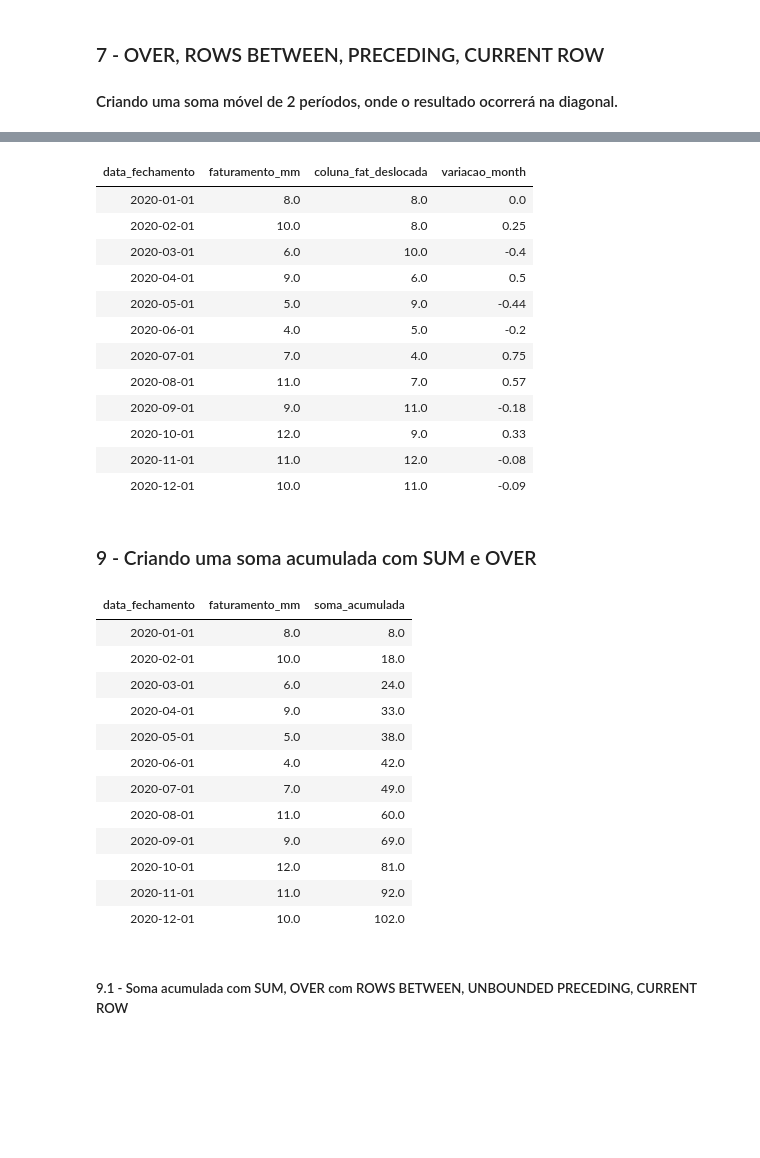
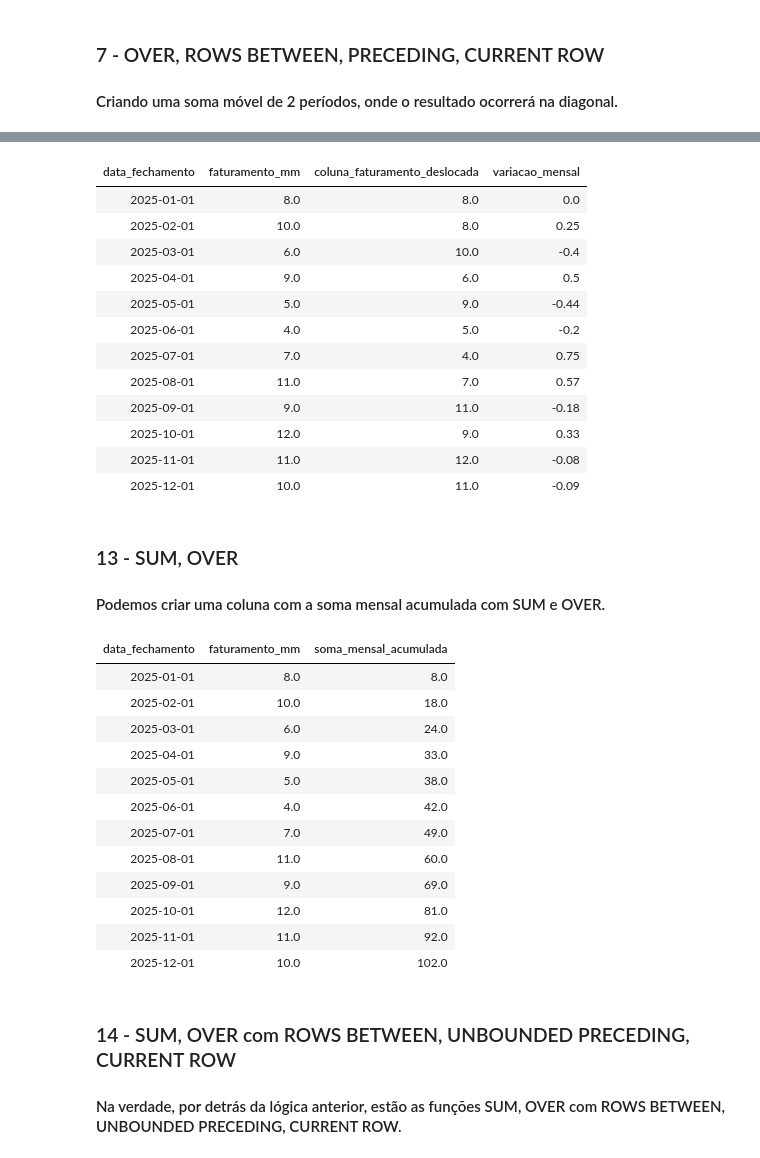
Before and after one commit to wallacecarlis/sql_two_databricks, a Jupyter notebook: SQL_TWO - AULA_4.ipynb, the cells around one changed output, grey strips where cells are left out. Drawn from its saved outputs; the diff is of its cells as text; code cells hidden in the pictures; blank space fills up the shorter version.

```diff
--- a/SQL_TWO - AULA_4.ipynb
+++ b/SQL_TWO - AULA_4.ipynb
@@ -243,52 +247,54 @@ ORDER BY data_fechamento ASC;
 # %%
--- 11 - Criando MOM com a função LAG
+-- 11 - Criando coluna MOM com a variação das colunas de faturamento, preenchendo valor nulo com COALESCE, e o valor de faturamento na coluna deslocada com LAG
 SELECT
   data_fechamento,
   faturamento_mm,
   LAG(faturamento_mm, 1, faturamento_mm)
-    OVER(ORDER BY data_fechamento ASC) AS coluna_fat_deslocada,
-  ROUND(faturamento_mm / coluna_fat_deslocada - 1, 2) AS variacao_month
+    OVER(ORDER BY data_fechamento ASC) AS coluna_faturamento_deslocada,
+  ROUND(faturamento_mm / coluna_faturamento_deslocada - 1, 2) AS variacao_mensal
 FROM FATURAMENTOS
 ORDER BY data_fechamento ASC;
 # %% [output]
-| data_fechamento | faturamento_mm | coluna_fat_deslocada | variacao_month |
-| 2020-01-01 | 8.0 | 8.0 | 0.0 |
-| 2020-02-01 | 10.0 | 8.0 | 0.25 |
-| 2020-03-01 | 6.0 | 10.0 | -0.4 |
-| 2020-04-01 | 9.0 | 6.0 | 0.5 |
-| 2020-05-01 | 5.0 | 9.0 | -0.44 |
-| 2020-06-01 | 4.0 | 5.0 | -0.2 |
-| 2020-07-01 | 7.0 | 4.0 | 0.75 |
-| 2020-08-01 | 11.0 | 7.0 | 0.57 |
-| 2020-09-01 | 9.0 | 11.0 | -0.18 |
-| 2020-10-01 | 12.0 | 9.0 | 0.33 |
-| 2020-11-01 | 11.0 | 12.0 | -0.08 |
-| 2020-12-01 | 10.0 | 11.0 | -0.09 |
+| data_fechamento | faturamento_mm | coluna_faturamento_deslocada | variacao_mensal |
+| 2025-01-01 | 8.0 | 8.0 | 0.0 |
+| 2025-02-01 | 10.0 | 8.0 | 0.25 |
+| 2025-03-01 | 6.0 | 10.0 | -0.4 |
+| 2025-04-01 | 9.0 | 6.0 | 0.5 |
+| 2025-05-01 | 5.0 | 9.0 | -0.44 |
+| 2025-06-01 | 4.0 | 5.0 | -0.2 |
+| 2025-07-01 | 7.0 | 4.0 | 0.75 |
+| 2025-08-01 | 11.0 | 7.0 | 0.57 |
+| 2025-09-01 | 9.0 | 11.0 | -0.18 |
+| 2025-10-01 | 12.0 | 9.0 | 0.33 |
+| 2025-11-01 | 11.0 | 12.0 | -0.08 |
+| 2025-12-01 | 10.0 | 11.0 | -0.09 |
 # %% [markdown]
-### 9 - Criando uma soma acumulada com SUM e OVER
+### 13 - SUM, OVER
+#### Podemos criar uma coluna com a soma mensal acumulada com SUM e OVER.
 # %%
--- 12 - Criando uma soma acumulada
+-- 12 - Criando uma soma acumulada com SUM e OVER
 SELECT
   data_fechamento,
   faturamento_mm,
   SUM(faturamento_mm)
-    OVER(ORDER BY data_fechamento ASC) AS soma_acumulada
+    OVER(ORDER BY data_fechamento ASC) AS soma_mensal_acumulada
 FROM FATURAMENTOS
 ORDER BY data_fechamento ASC;
 # %% [output]
-| data_fechamento | faturamento_mm | soma_acumulada |
-| 2020-01-01 | 8.0 | 8.0 |
-| 2020-02-01 | 10.0 | 18.0 |
-| 2020-03-01 | 6.0 | 24.0 |
-| 2020-04-01 | 9.0 | 33.0 |
-| 2020-05-01 | 5.0 | 38.0 |
-| 2020-06-01 | 4.0 | 42.0 |
-| 2020-07-01 | 7.0 | 49.0 |
-| 2020-08-01 | 11.0 | 60.0 |
-| 2020-09-01 | 9.0 | 69.0 |
-| 2020-10-01 | 12.0 | 81.0 |
-| 2020-11-01 | 11.0 | 92.0 |
-| 2020-12-01 | 10.0 | 102.0 |
+| data_fechamento | faturamento_mm | soma_mensal_acumulada |
+| 2025-01-01 | 8.0 | 8.0 |
+| 2025-02-01 | 10.0 | 18.0 |
+| 2025-03-01 | 6.0 | 24.0 |
+| 2025-04-01 | 9.0 | 33.0 |
+| 2025-05-01 | 5.0 | 38.0 |
+| 2025-06-01 | 4.0 | 42.0 |
+| 2025-07-01 | 7.0 | 49.0 |
+| 2025-08-01 | 11.0 | 60.0 |
+| 2025-09-01 | 9.0 | 69.0 |
+| 2025-10-01 | 12.0 | 81.0 |
+| 2025-11-01 | 11.0 | 92.0 |
+| 2025-12-01 | 10.0 | 102.0 |
-# %% [markdown]
-##### 9.1 - Soma acumulada com SUM, OVER com ROWS BETWEEN, UNBOUNDED PRECEDING, CURRENT ROW
+# %% [markdown]
+### 14 - SUM, OVER com ROWS BETWEEN, UNBOUNDED PRECEDING, CURRENT ROW
+#### Na verdade, por detrás da lógica anterior, estão as funções SUM, OVER com ROWS BETWEEN, UNBOUNDED PRECEDING, CURRENT ROW.
 # %%
```
Also changed, not shown: parts of 19 cells of this notebook.
